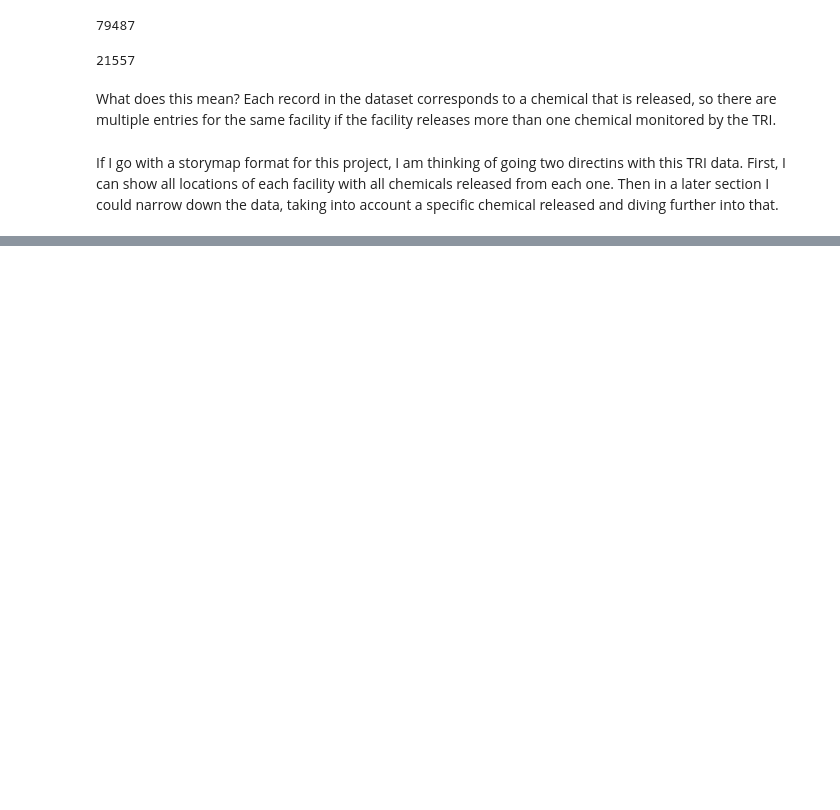
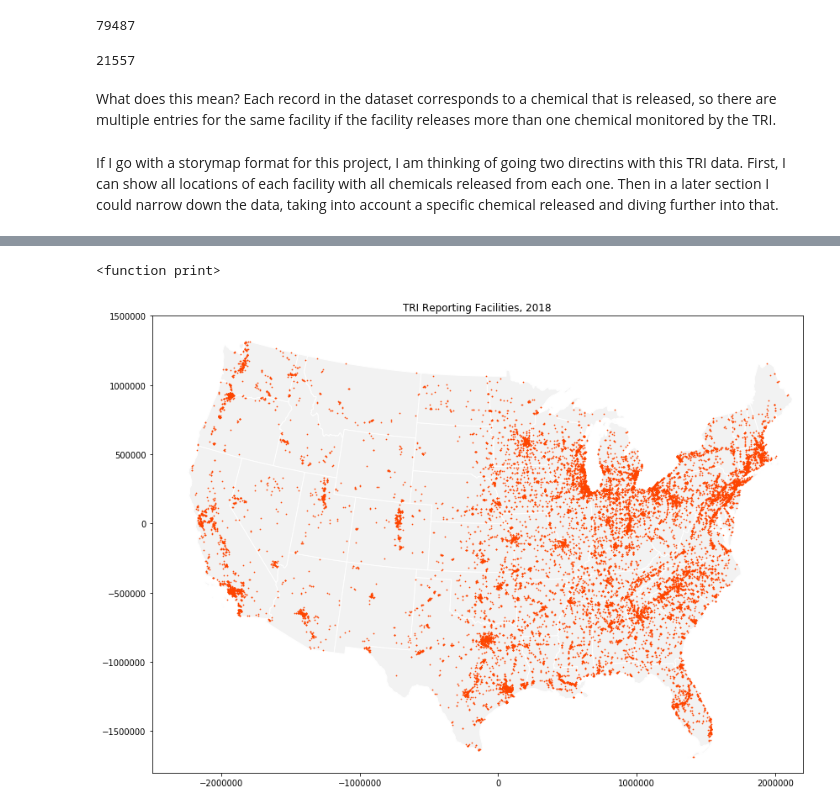
Before and after one commit to EileenGrady/us-industrial-pollution, a Jupyter notebook: TRI-data-exploration.ipynb, the cells around one changed output, grey strips where cells are left out. Saved outputs shown, nothing was run; the diff lists cells and outputs as text; code cells hidden in the pictures; blank space fills up the shorter version.

```diff
--- a/TRI-data-exploration.ipynb
+++ b/TRI-data-exploration.ipynb
@@ -293,0 +355,25 @@ If I go with a storymap format for this project, I am thinking of going two dire
+# %%
+# define crs for geodataframe
+gdf.crs = {'init' :'epsg:4326'}
+# %%
+#plot facilties over state basemap to visualize distribution
+states = gpd.read_file('http://www2.census.gov/geo/tiger/GENZ2017/shp/cb_2017_us_state_20m.zip')
+
+#project each layer to Albers Equal Conic for visualization
+states_equal = states.to_crs('+proj=aea +lat_1=20 +lat_2=60 +lat_0=40 +lon_0=-96 +x_0=0 +y_0=0 +datum=NAD83 +units=m +no_defs')
+gdf_equal = gdf.to_crs('+proj=aea +lat_1=20 +lat_2=60 +lat_0=40 +lon_0=-96 +x_0=0 +y_0=0 +datum=NAD83 +units=m +no_defs')
+
+#plot projected data
+fig, ax = plt.subplots(figsize=(20,10))
+
+states_equal.plot(ax=ax, edgecolor='white', color='#f2f2f2', zorder=0)
+gdf_equal.plot(ax=ax, color='orangered', zorder=1, markersize=.5);
+
+
+
+ax.set(xlim=(-2500000,2200000), ylim=(-1800000,1500000), title='TRI Reporting Facilities, 2018');
+
+print
+# %% [output]
+<function print>
+[figure, added]
```
Also changed, not shown: parts of 18 cells of this notebook.
